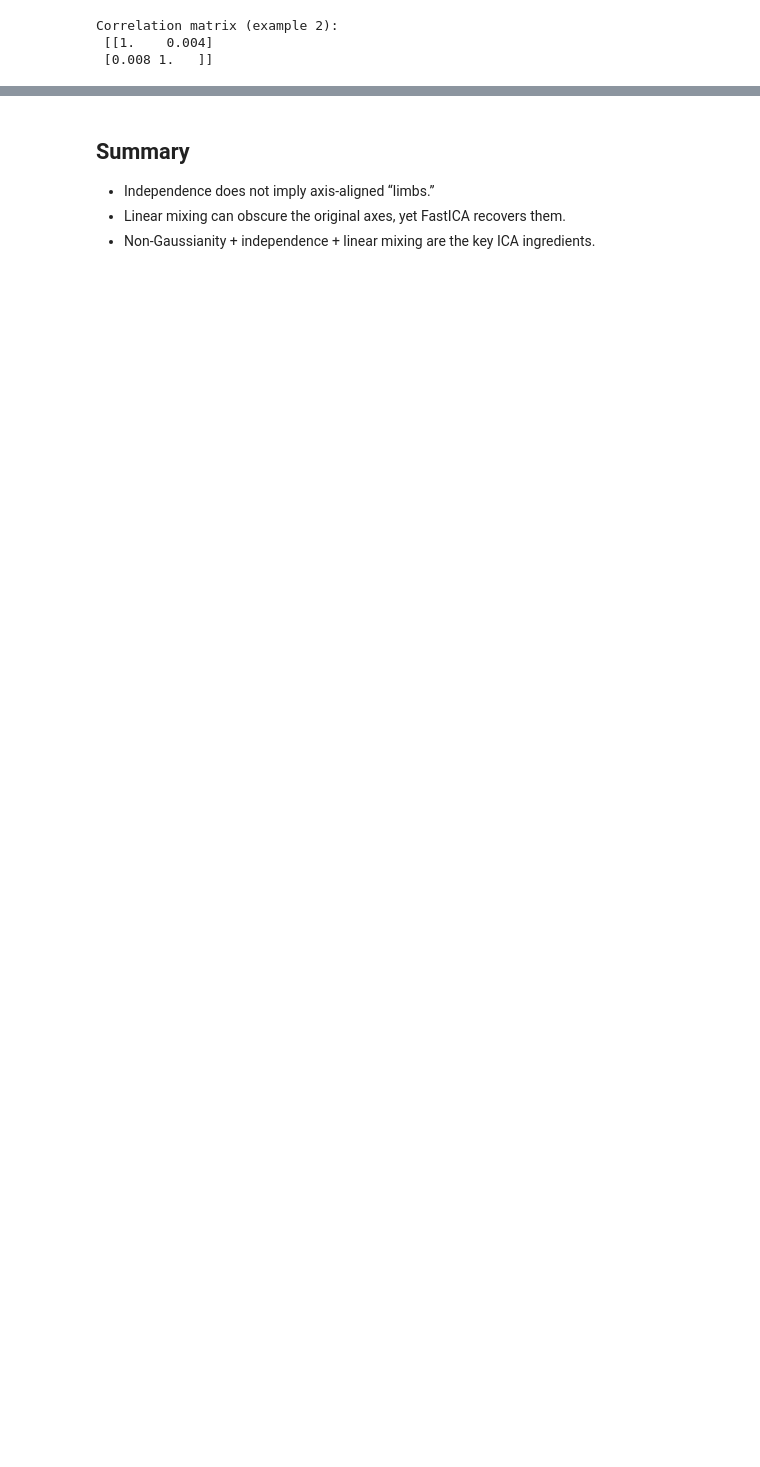
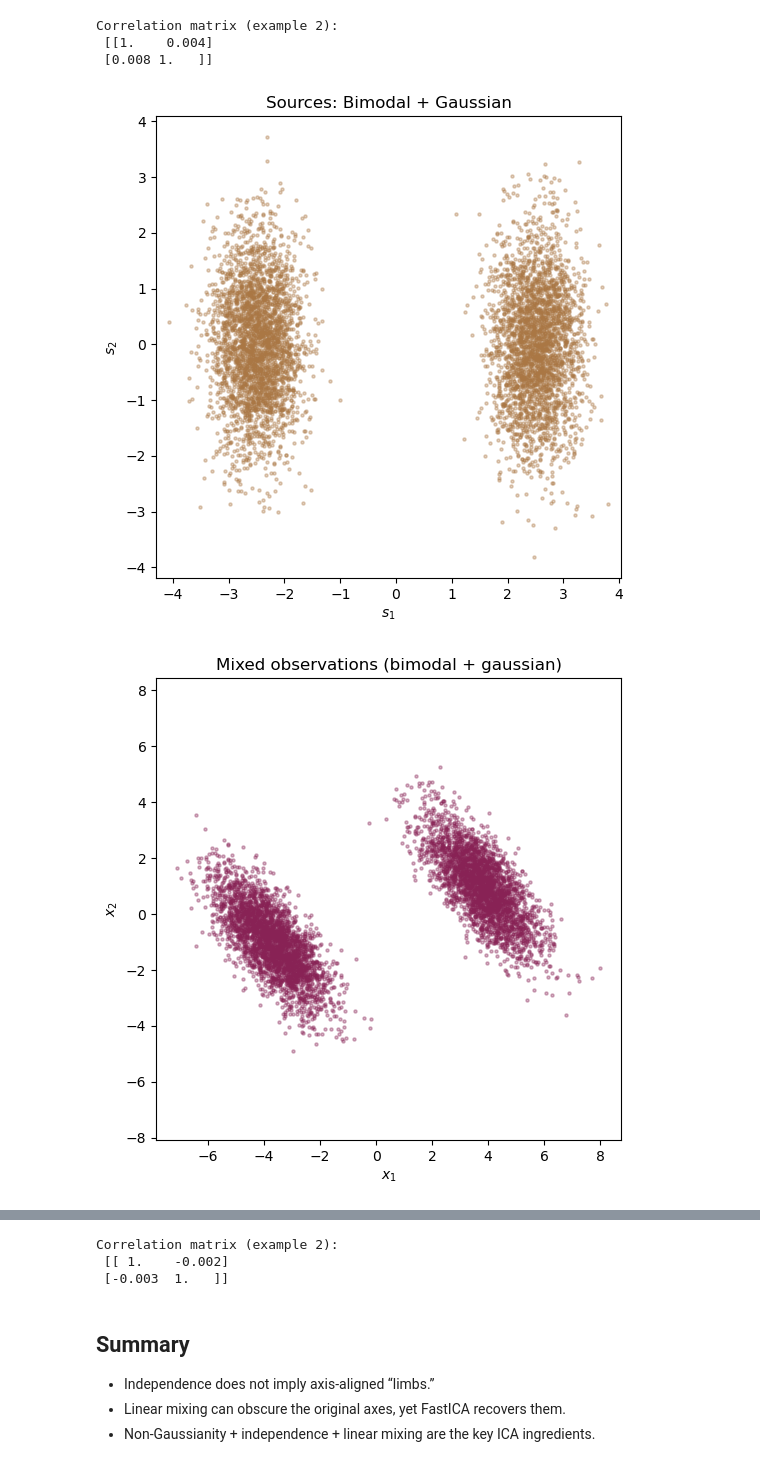
Before and after one commit to arashshahidi1997/NeuroPySeminar, a Jupyter notebook: W05_ICA/tutorial/notebooks/02_ica_pointclouds_nonlimb.ipynb, the cells around one changed output, grey strips where cells are left out. Cells and saved outputs as stored; diff of their text form; code cells hidden in the pictures; blank space fills up the shorter version.

```diff
--- a/W05_ICA/tutorial/notebooks/02_ica_pointclouds_nonlimb.ipynb
+++ b/W05_ICA/tutorial/notebooks/02_ica_pointclouds_nonlimb.ipynb
@@ -43,6 +43,8 @@ def mix_sources(S: np.ndarray) -> np.ndarray:
     A = np.array([[1.5, -0.8], [0.4, 1.2]])
     return (A @ S.T).T
 
+def gaussian_source(size: int) -> np.ndarray:
+	return rng.normal(0.0, 1.0, size)
 
 def compute_correlations(true_sources: np.ndarray, recovered: np.ndarray) -> np.ndarray:
     corr = np.zeros((true_sources.shape[1], recovered.shape[1]))
@@ -183,3 +185,55 @@ print("Correlation matrix (example 2):\n", np.round(corr_matrix2, 3))
 Correlation matrix (example 2):
  [[1.    0.004]
  [0.008 1.   ]]
+# %%
+S2 = np.column_stack([bimodal(n_samples), gaussian_source(n_samples)])
+
+plt.figure(figsize=(6, 6))
+plt.scatter(S2[:, 0], S2[:, 1], s=5, alpha=0.35, color="#aa7744")
+plt.title("Sources: Bimodal + Gaussian")
+plt.xlabel("$s_1$")
+plt.ylabel("$s_2$")
+plt.axis("equal")
+plt.savefig(
+    os.path.join(FIG_DIR, "sources_bimodal_gaussian.png"),
+    dpi=300,
+    bbox_inches="tight",
+)
+plt.show()
+
+X2 = mix_sources(S2)
+
+plt.figure(figsize=(6, 6))
+plt.scatter(X2[:, 0], X2[:, 1], s=5, alpha=0.35, color="#882255")
+plt.title("Mixed observations (bimodal + gaussian)")
+plt.xlabel("$x_1$")
+plt.ylabel("$x_2$")
+plt.axis("equal")
+plt.savefig(
+    os.path.join(FIG_DIR, "mixed_bimodal_gaussian.png"),
+    dpi=300,
+    bbox_inches="tight",
+)
+plt.show()
+
+ica2 = FastICA(random_state=1, whiten="unit-variance")
+S2_hat = ica2.fit_transform(X2)
+
+plt.figure(figsize=(6, 6))
+plt.scatter(S2_hat[:, 0], S2_hat[:, 1], s=5, alpha=0.35, color="#444444")
+plt.title("Recovered components (example 2)")
+plt.xlabel("$\\hat{s}_1$")
+plt.ylabel("$\\hat{s}_2$")
+plt.axis("equal")
+plt.savefig(
+    os.path.join(FIG_DIR, "recovered_bimodal_uniform.png"),
+    dpi=300,
+    bbox_inches="tight",
+)
+plt.show()
+
+corr_matrix2 = compute_correlations(S2, S2_hat)
+print("Correlation matrix (example 2):\n", np.round(corr_matrix2, 3))
+# %% [output]
+[figure, added]
+[figure, added]
@@ -186,3 +241,6 @@ Correlation matrix (example 2):
+Correlation matrix (example 2):
+ [[ 1.    -0.002]
+ [-0.003  1.   ]]
 # %% [markdown]
 ## Summary
 
```
Also changed, not shown: parts of 1 cell of this notebook, 12 other files.
